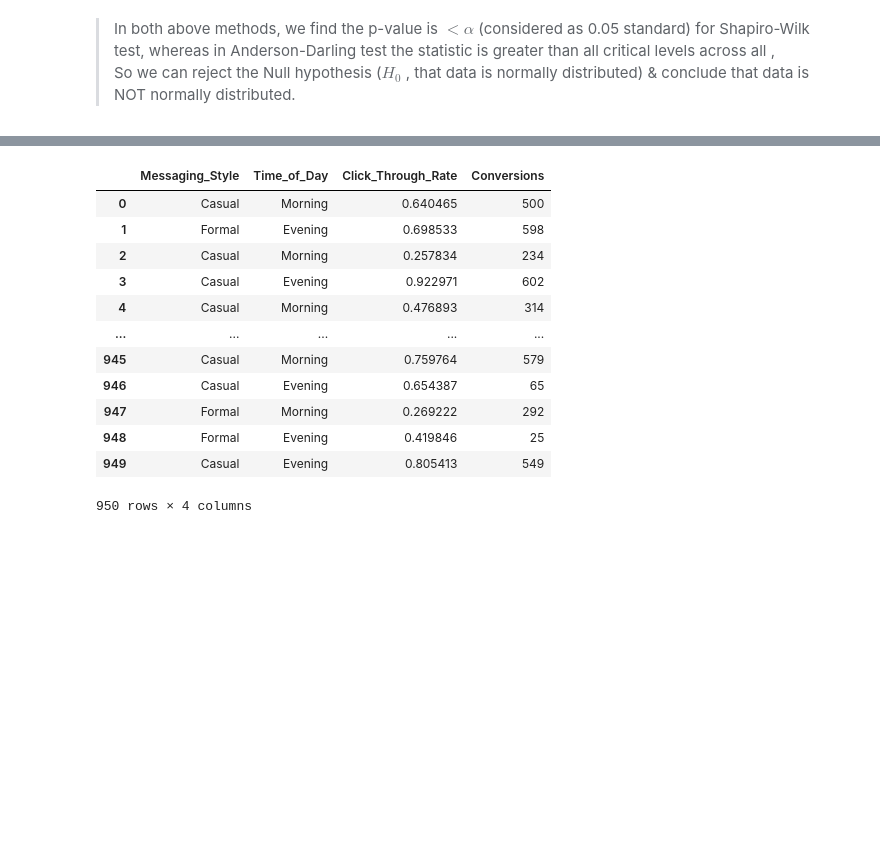
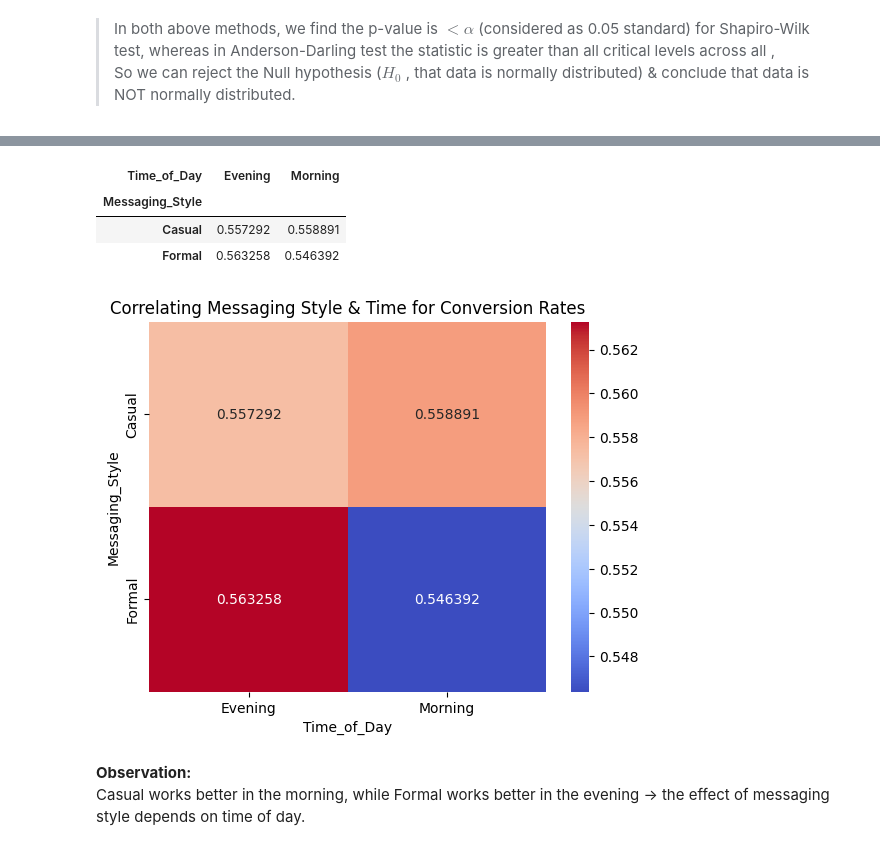
Before and after one commit to abhijeet-bhambere/python-ml-trail, a Jupyter notebook: experimental_design.ipynb, the cells around one changed output, grey strips where cells are left out. Drawn from its saved outputs; the diff is of its cells as text; code cells hidden in the pictures; blank space fills up the shorter version.

```diff
--- a/experimental_design.ipynb
+++ b/experimental_design.ipynb
@@ -633,16 +640,0 @@ _____
-# %%
-mrktg_df
-# %% [output]
-|  | Messaging_Style | Time_of_Day | Click_Through_Rate | Conversions |
-| 0 | Casual | Morning | 0.640465 | 500 |
-| 1 | Formal | Evening | 0.698533 | 598 |
-| 2 | Casual | Morning | 0.257834 | 234 |
-| 3 | Casual | Evening | 0.922971 | 602 |
-| 4 | Casual | Morning | 0.476893 | 314 |
-| ... | ... | ... | ... | ... |
-| 945 | Casual | Morning | 0.759764 | 579 |
-| 946 | Casual | Evening | 0.654387 | 65 |
-| 947 | Formal | Morning | 0.269222 | 292 |
-| 948 | Formal | Evening | 0.419846 | 25 |
-| 949 | Casual | Evening | 0.805413 | 549 |
-950 rows × 4 columns
@@ -652,0 +641,22 @@ mrktg_df
+# %%
+# pivoting the marketing df
+mrktg_pivot = pd.pivot_table(data=mrktg_df,
+                             values='Click_Through_Rate',
+                             index='Messaging_Style',
+                             columns='Time_of_Day',
+                             aggfunc='mean')
+mrktg_pivot
+# %% [output]
+| Time_of_Day | Evening | Morning |
+| Messaging_Style |  |  |
+| Casual | 0.557292 | 0.558891 |
+| Formal | 0.563258 | 0.546392 |
+# %%
+sns.heatmap(data=mrktg_pivot, annot=True, cmap="coolwarm", fmt='g')
+plt.title("Correlating Messaging Style & Time for Conversion Rates")
+plt.show()
+# %% [output]
+[figure, added]
+# %% [markdown]
+**Observation:**<br>
+Casual works better in the morning, while Formal works better in the evening → the effect of messaging style depends on time of day.
```
Also changed, not shown: parts of 7 cells of this notebook.
